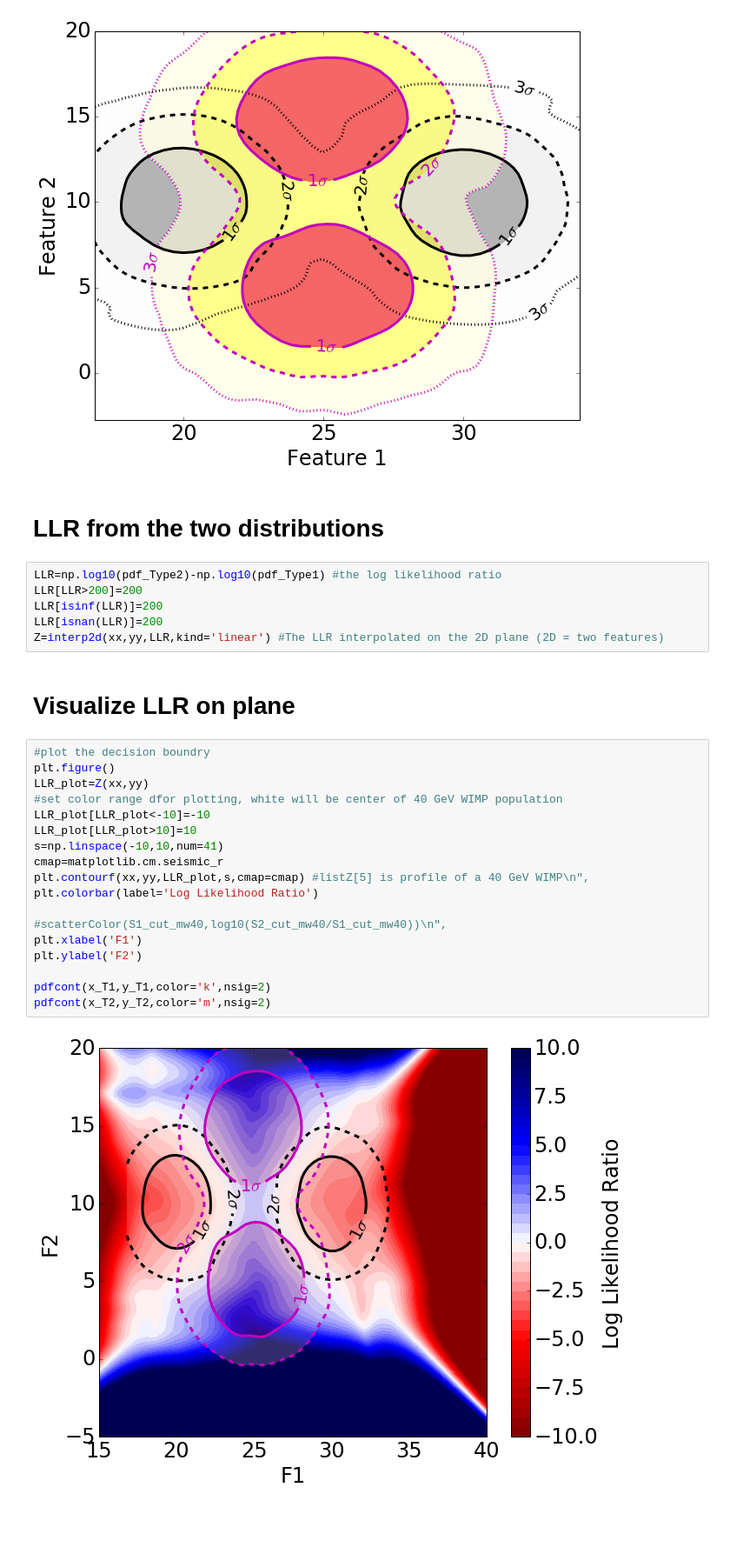
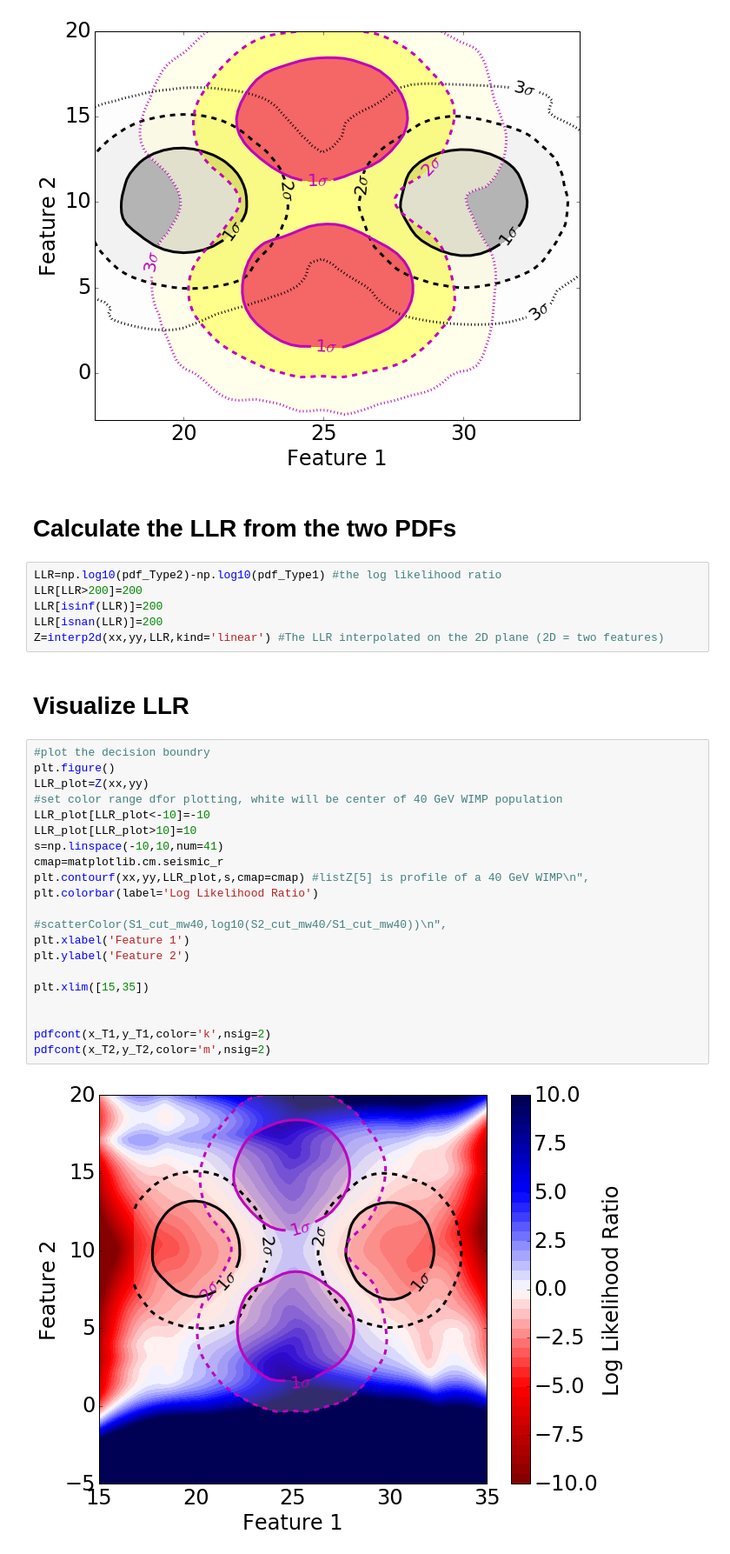
Before and after one commit to attdobi/PyNotebooks, a Jupyter notebook: Profile_Likelihood_Analysis_101.ipynb, the cells around one changed output. Shown at 87% size. Saved outputs shown, nothing was run; the diff lists cells and outputs as text; blank space fills up the shorter version.

```diff
--- a/Profile_Likelihood_Analysis_101.ipynb
+++ b/Profile_Likelihood_Analysis_101.ipynb
@@ -316,7 +316,7 @@ plt.ylabel('Feature 2')
 <matplotlib.text.Text at 0x...>
 [figure]
 # %% [markdown]
-<h1> LLR from the two distributions </h1>
+<h1> Calculate the LLR from the two PDFs </h1>
 # %%
 LLR=np.log10(pdf_Type2)-np.log10(pdf_Type1) #the log likelihood ratio
 LLR[LLR>200]=200
@@ -324,25 +324,28 @@ LLR[isinf(LLR)]=200
 LLR[isnan(LLR)]=200
 Z=interp2d(xx,yy,LLR,kind='linear') #The LLR interpolated on the 2D plane (2D = two features)
 # %% [markdown]
-<h1> Visualize LLR on plane </h1>
+<h1> Visualize LLR </h1>
 # %%
 #plot the decision boundry
 plt.figure()
 LLR_plot=Z(xx,yy)
 #set color range dfor plotting, white will be center of 40 GeV WIMP population
 LLR_plot[LLR_plot<-10]=-10
 LLR_plot[LLR_plot>10]=10
 s=np.linspace(-10,10,num=41)
 cmap=matplotlib.cm.seismic_r
 plt.contourf(xx,yy,LLR_plot,s,cmap=cmap) #listZ[5] is profile of a 40 GeV WIMP\n",
 plt.colorbar(label='Log Likelihood Ratio')
 
 #scatterColor(S1_cut_mw40,log10(S2_cut_mw40/S1_cut_mw40))\n",
-plt.xlabel('F1')
-plt.ylabel('F2')
+plt.xlabel('Feature 1')
+plt.ylabel('Feature 2')
+
+plt.xlim([15,35])
+
 
 pdfcont(x_T1,y_T1,color='k',nsig=2)
 pdfcont(x_T2,y_T2,color='m',nsig=2)
 # %% [output]
-[figure, old version]
+[figure, new version]
 # %% [markdown]
```
Also changed, not shown: parts of 36 cells of this notebook.
